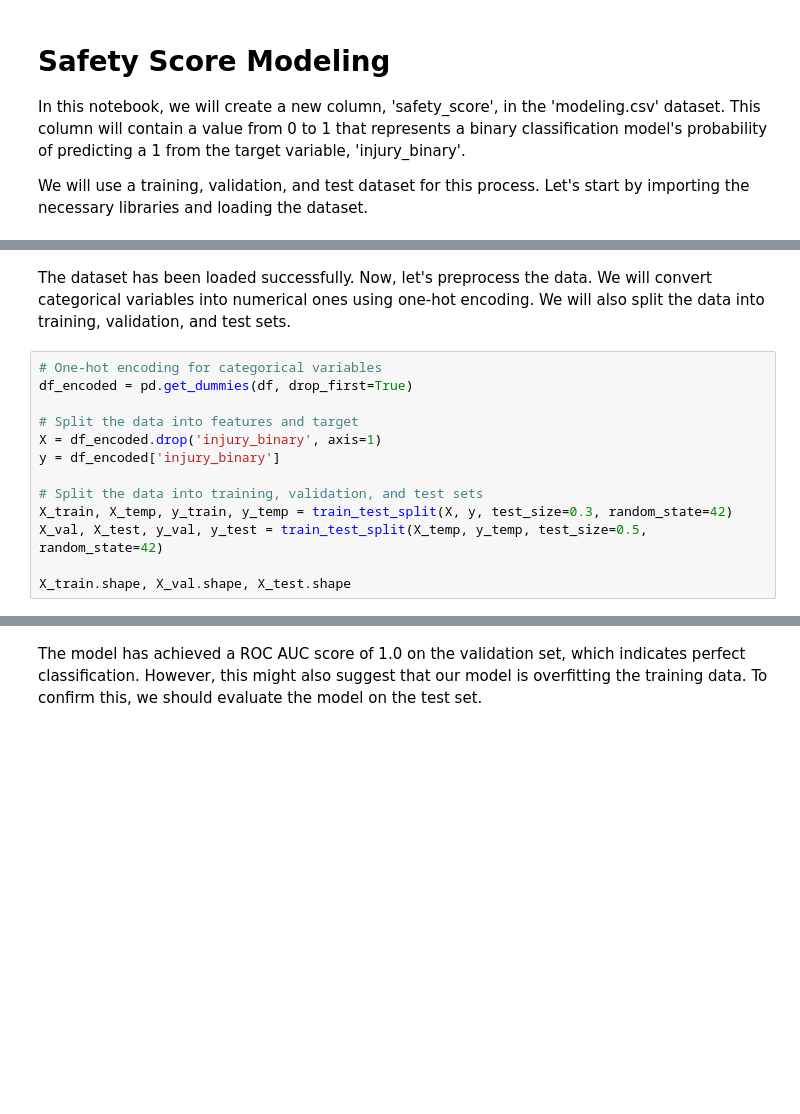
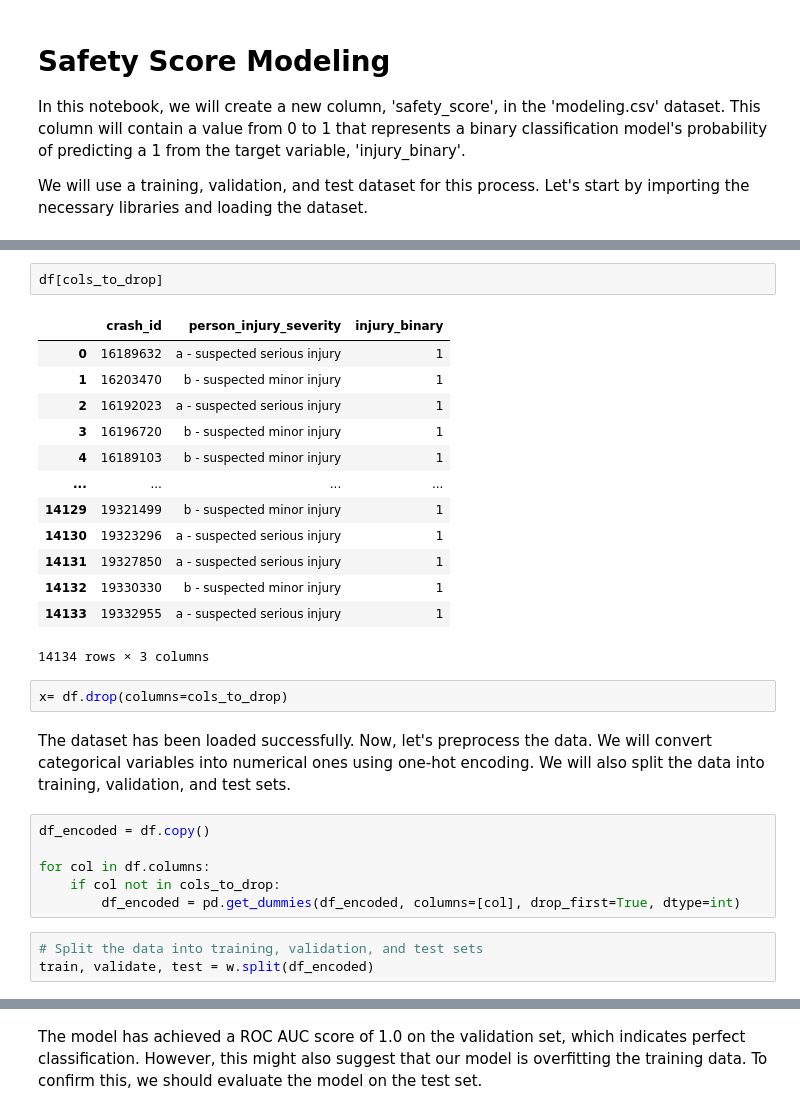
Before and after one commit to tex-wrex/tex-wrex, a Jupyter notebook: Final_work/Safety_Score_Modeling (1).ipynb, the cells around one changed output, grey strips where cells are left out. Drawn from its saved outputs; the diff is of its cells as text; blank space fills up the shorter version.

```diff
--- a/Final_work/Safety_Score_Modeling (1).ipynb
+++ b/Final_work/Safety_Score_Modeling (1).ipynb
@@ -16,15 +27,29 @@ df.head()
+# %%
+df[cols_to_drop]
+# %% [output]
+|  | crash_id | person_injury_severity | injury_binary |
+| 0 | 16189632 | a - suspected serious injury | 1 |
+| 1 | 16203470 | b - suspected minor injury | 1 |
+| 2 | 16192023 | a - suspected serious injury | 1 |
+| 3 | 16196720 | b - suspected minor injury | 1 |
+| 4 | 16189103 | b - suspected minor injury | 1 |
+| ... | ... | ... | ... |
+| 14129 | 19321499 | b - suspected minor injury | 1 |
+| 14130 | 19323296 | a - suspected serious injury | 1 |
+| 14131 | 19327850 | a - suspected serious injury | 1 |
+| 14132 | 19330330 | b - suspected minor injury | 1 |
+| 14133 | 19332955 | a - suspected serious injury | 1 |
+14134 rows × 3 columns
+# %%
+x= df.drop(columns=cols_to_drop)
 # %% [markdown]
 The dataset has been loaded successfully. Now, let's preprocess the data. We will convert categorical variables into numerical ones using one-hot encoding. We will also split the data into training, validation, and test sets.
-# %%
-# One-hot encoding for categorical variables
-df_encoded = pd.get_dummies(df, drop_first=True)
-
-# Split the data into features and target
-X = df_encoded.drop('injury_binary', axis=1)
-y = df_encoded['injury_binary']
-
-# Split the data into training, validation, and test sets
-X_train, X_temp, y_train, y_temp = train_test_split(X, y, test_size=0.3, random_state=42)
-X_val, X_test, y_val, y_test = train_test_split(X_temp, y_temp, test_size=0.5, random_state=42)
-
-X_train.shape, X_val.shape, X_test.shape
+# %%
+df_encoded = df.copy()
+
+for col in df.columns:
+    if col not in cols_to_drop:
+        df_encoded = pd.get_dummies(df_encoded, columns=[col], drop_first=True, dtype=int)
+# %%
+# Split the data into training, validation, and test sets
+train, validate, test = w.split(df_encoded)
```
Also changed, not shown: parts of 8 cells of this notebook.
